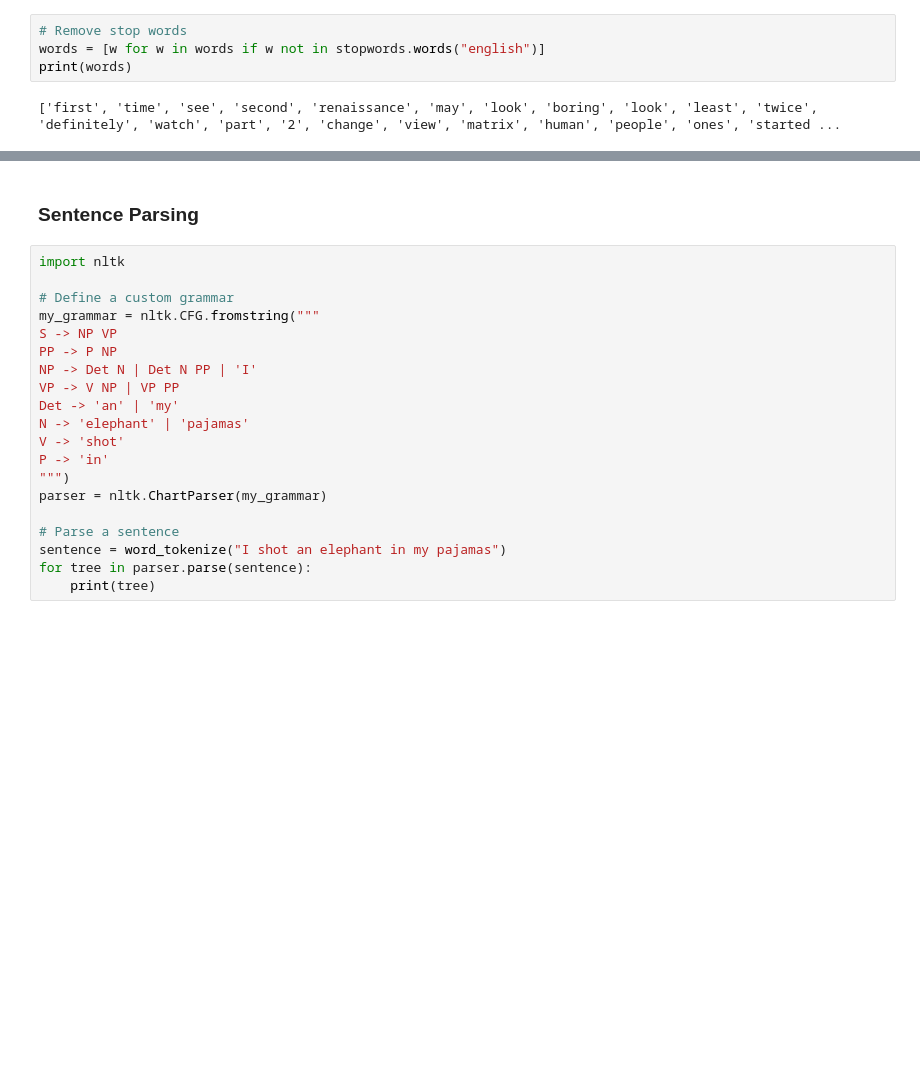
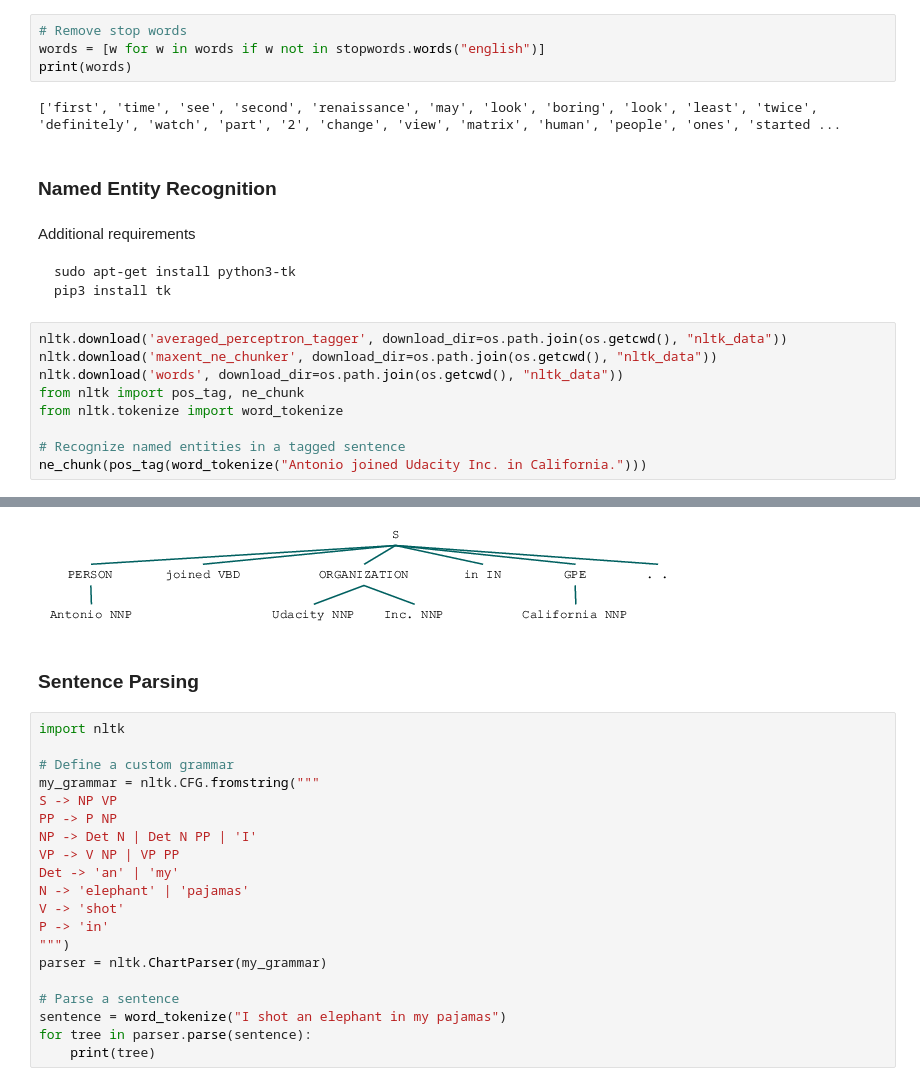
Before and after one commit to stereoboy/AIND-NLP, a Jupyter notebook: text_processing.ipynb, the cells around one changed output, grey strips where cells are left out. Drawn from its saved outputs; the diff is of its cells as text; blank space fills up the shorter version.

Commit message:
update: text_processing.ipynb requirements nltk
Signed-off-by: Jaeyoung Lee <jylee0121@gmail.com>

````diff
--- a/text_processing.ipynb
+++ b/text_processing.ipynb
@@ -250,3 +261,21 @@ words = [w for w in words if w not in stopwords.words("english")]
 print(words)
 # %% [output]
 ['first', 'time', 'see', 'second', 'renaissance', 'may', 'look', 'boring', 'look', 'least', 'twice', 'definitely', 'watch', 'part', '2', 'change', 'view', 'matrix', 'human', 'people', 'ones', 'started ...
+# %% [markdown]
+### Named Entity Recognition
+# %% [markdown]
+Additional requirements
+```
+sudo apt-get install python3-tk
+pip3 install tk
+```
+# %%
+nltk.download('averaged_perceptron_tagger', download_dir=os.path.join(os.getcwd(), "nltk_data"))
+nltk.download('maxent_ne_chunker', download_dir=os.path.join(os.getcwd(), "nltk_data"))
+nltk.download('words', download_dir=os.path.join(os.getcwd(), "nltk_data"))
+from nltk import pos_tag, ne_chunk
+from nltk.tokenize import word_tokenize
+
+# Recognize named entities in a tagged sentence
+ne_chunk(pos_tag(word_tokenize("Antonio joined Udacity Inc. in California.")))
+# %% [output]
@@ -253,3 +292,4 @@ print(words)
+[figure, added]
 # %% [markdown]
 ### Sentence Parsing
 # %%
````
Also changed, not shown: parts of 8 cells of this notebook, 1 other file.
